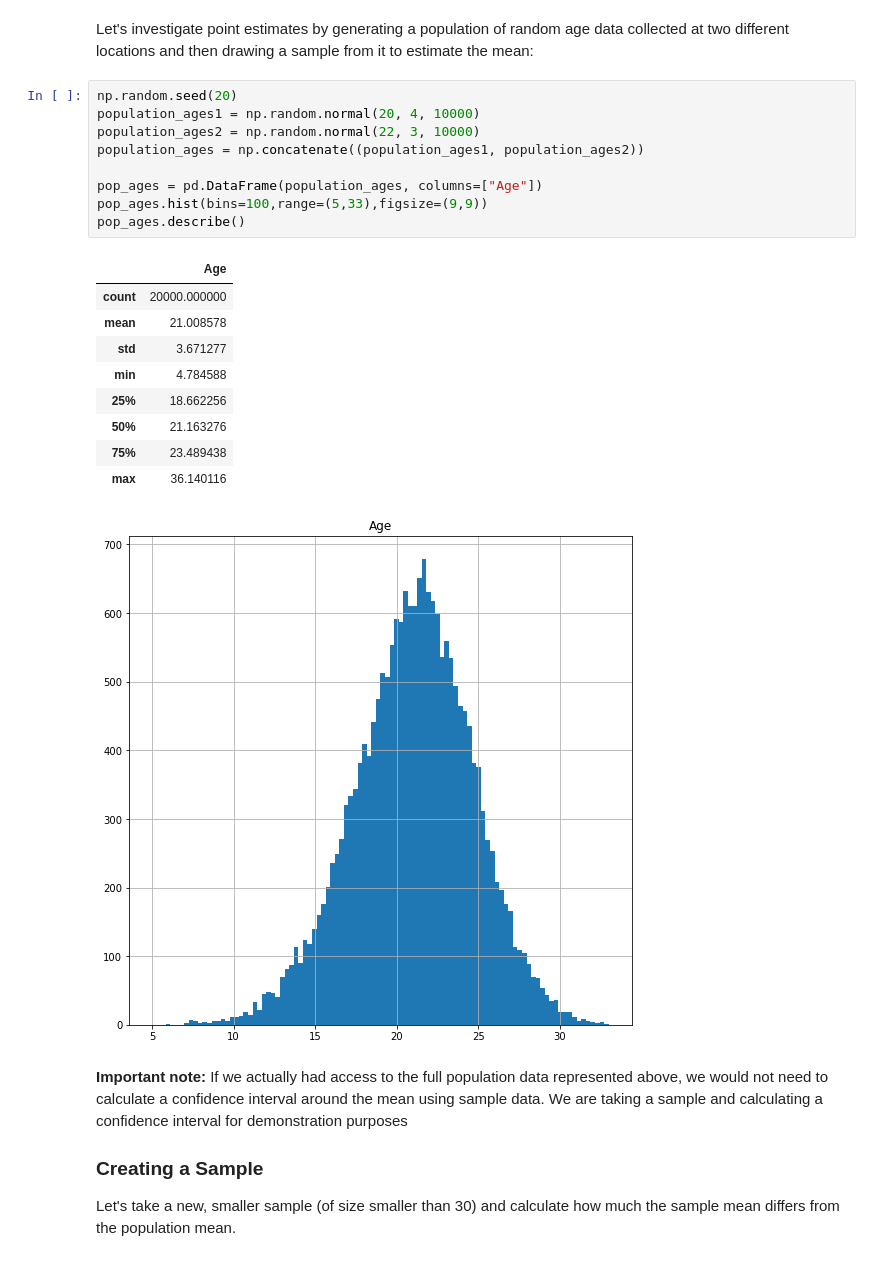
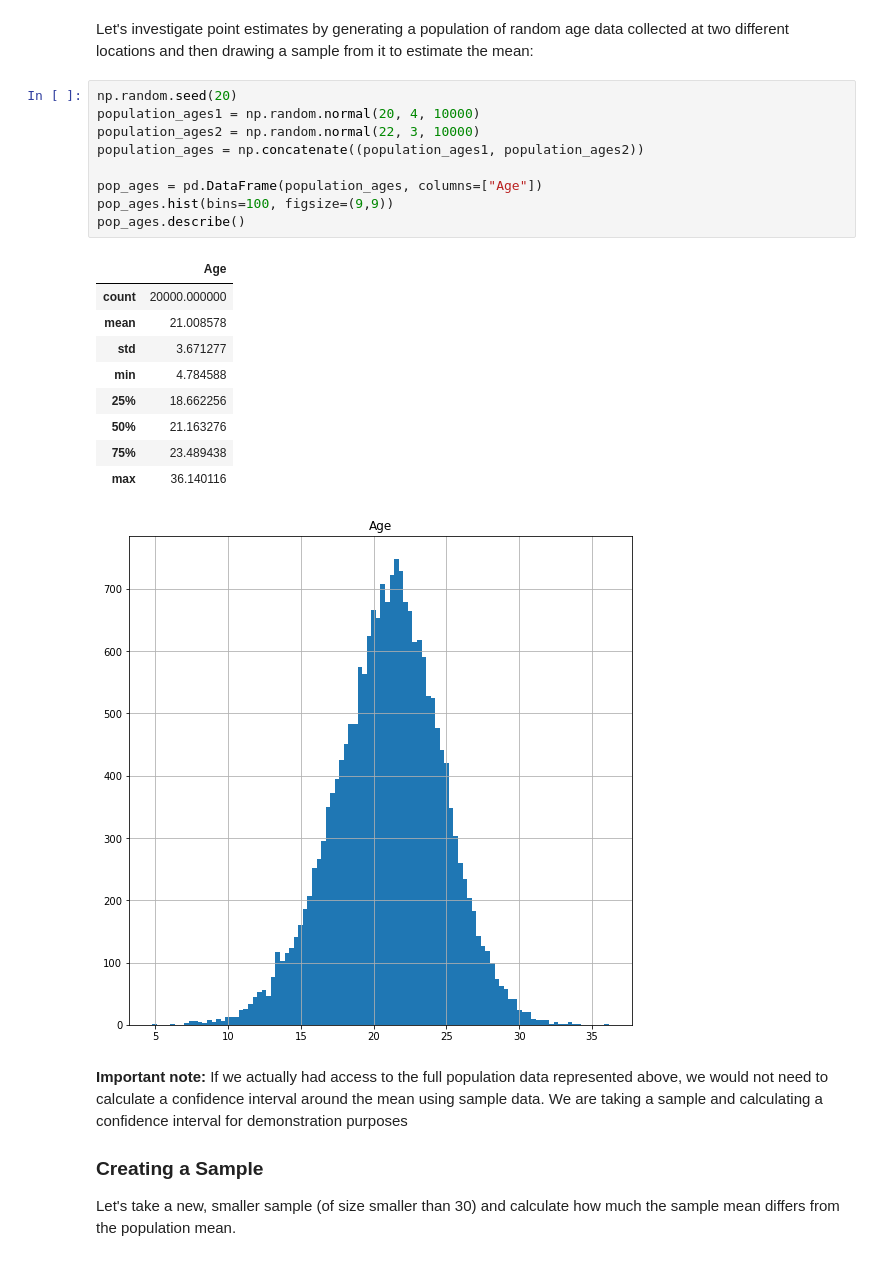
Before and after one commit to learn-co-curriculum/dsc-intervals-with-t-distribution-lab, a Jupyter notebook: index.ipynb, the cells around one changed output. Cells and saved outputs as stored; diff of their text form.

```diff
--- a/index.ipynb
+++ b/index.ipynb
@@ -36,23 +36,23 @@ Let's investigate point estimates by generating a population of random age data
 # %%
 np.random.seed(20)
 population_ages1 = np.random.normal(20, 4, 10000)
 population_ages2 = np.random.normal(22, 3, 10000)
 population_ages = np.concatenate((population_ages1, population_ages2))
 
 pop_ages = pd.DataFrame(population_ages, columns=["Age"])
-pop_ages.hist(bins=100,range=(5,33),figsize=(9,9))
+pop_ages.hist(bins=100, figsize=(9,9))
 pop_ages.describe()
 # %% [output]
 |  | Age |
 | count | 20000.000000 |
 | mean | 21.008578 |
 | std | 3.671277 |
 | min | 4.784588 |
 | 25% | 18.662256 |
 | 50% | 21.163276 |
 | 75% | 23.489438 |
 | max | 36.140116 |
-[figure, old version]
+[figure, new version]
 # %% [markdown]
 **Important note:** If we actually had access to the full population data represented above, we would not need to calculate a confidence interval around the mean using sample data. We are taking a sample and calculating a confidence interval for demonstration purposes
 
```
Also changed, not shown: parts of 6 cells of this notebook, 2 other files.
